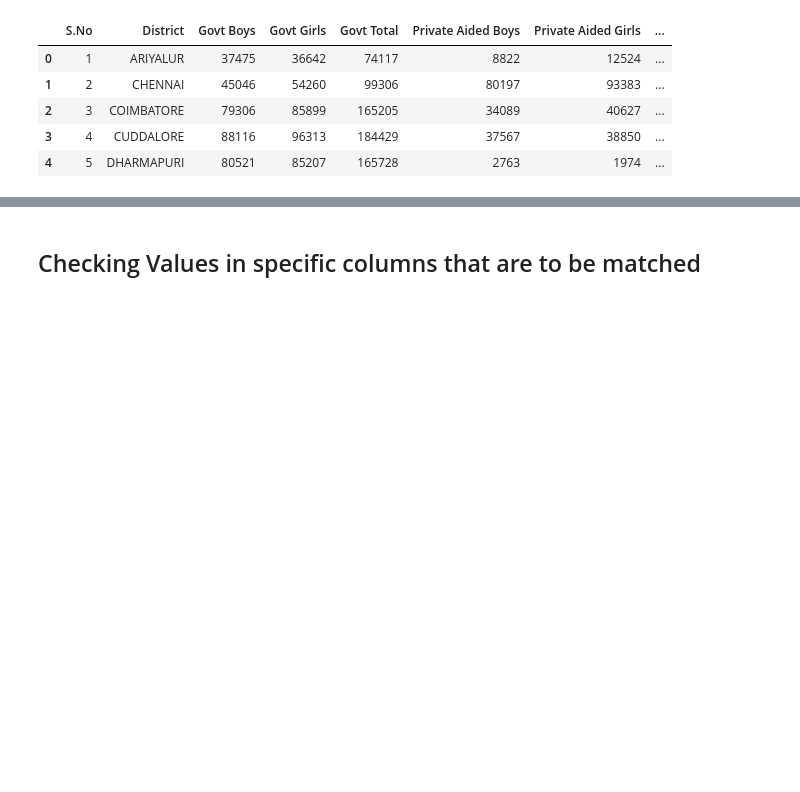
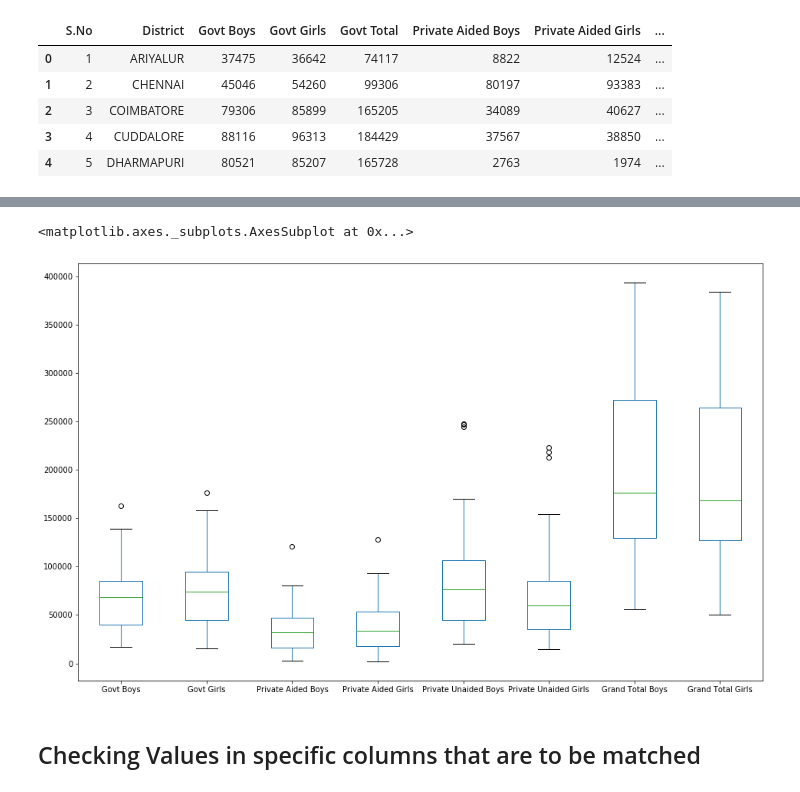
Before and after one commit to Nagkulan/Coursera_Capstone, a Jupyter notebook: TamilnaduEdu.ipynb, the cells around one changed output, grey strips where cells are left out. Saved outputs shown, nothing was run; the diff lists cells and outputs as text; code cells hidden in the pictures; blank space fills up the shorter version.

```diff
--- a/TamilnaduEdu.ipynb
+++ b/TamilnaduEdu.ipynb
@@ -90,3 +125,9 @@ gender.head()
+# %%
+genbox=gender[['Govt Boys','Govt Girls','Private Aided Boys','Private Aided Girls','Private Unaided Boys','Private Unaided Girls','Grand Total Boys','Grand Total Girls']]
+genbox.plot(kind='box',figsize=(16,10))
+# %% [output]
+<matplotlib.axes._subplots.AxesSubplot at 0x...>
+[figure, added]
 # %%
 location['Location']=location['Location'].str.replace(" ","")
 # %% [markdown]
```
Also changed, not shown: parts of 8 cells of this notebook.
